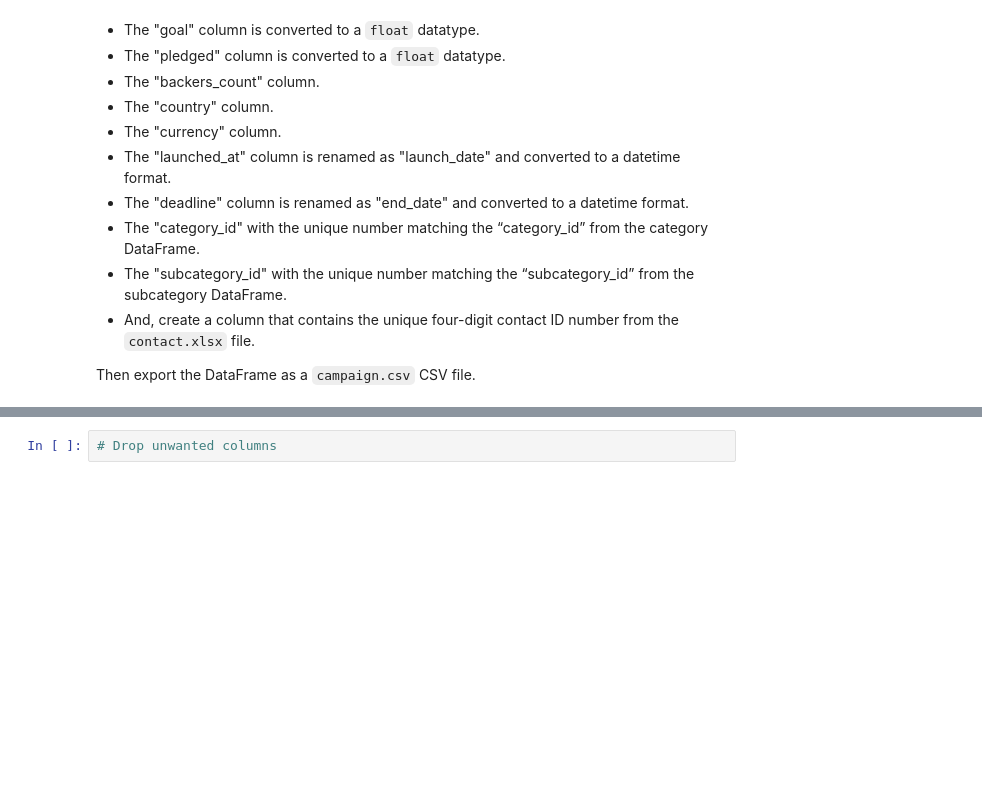
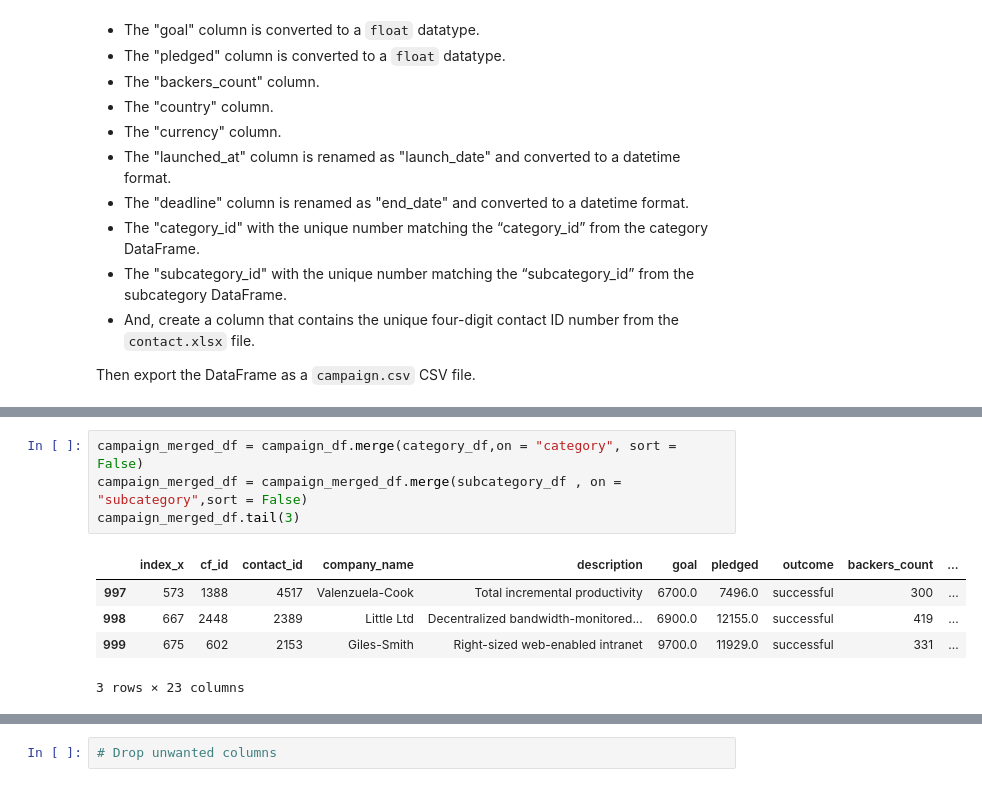
Before and after one commit to Amarilli/Crowdfunding_ETL, a Jupyter notebook: ETL_Mini_Project_ANovel_APatel.ipynb, the cells around one changed output, grey strips where cells are left out. Cells and saved outputs as stored; diff of their text form; blank space fills up the shorter version.

```diff
--- a/ETL_Mini_Project_ANovel_APatel.ipynb
+++ b/ETL_Mini_Project_ANovel_APatel.ipynb
@@ -256,3 +277,13 @@ from datetime import datetime as dt
+# %%
+campaign_merged_df = campaign_df.merge(category_df,on = "category", sort = False)
+campaign_merged_df = campaign_merged_df.merge(subcategory_df , on = "subcategory",sort = False)
+campaign_merged_df.tail(3)
+# %% [output]
+|  | index_x | cf_id | contact_id | company_name | description | goal | pledged | outcome | backers_count | ... |
+| 997 | 573 | 1388 | 4517 | Valenzuela-Cook | Total incremental productivity | 6700.0 | 7496.0 | successful | 300 | ... |
+| 998 | 667 | 2448 | 2389 | Little Ltd | Decentralized bandwidth-monitored... | 6900.0 | 12155.0 | successful | 419 | ... |
+| 999 | 675 | 602 | 2153 | Giles-Smith | Right-sized web-enabled intranet | 9700.0 | 11929.0 | successful | 331 | ... |
+3 rows × 23 columns
 # %%
 # Merge the campaign_df with the category_df on the "category" column and
 # the subcategory_df on the "subcategory" column.
```
Also changed, not shown: parts of 7 cells of this notebook.
